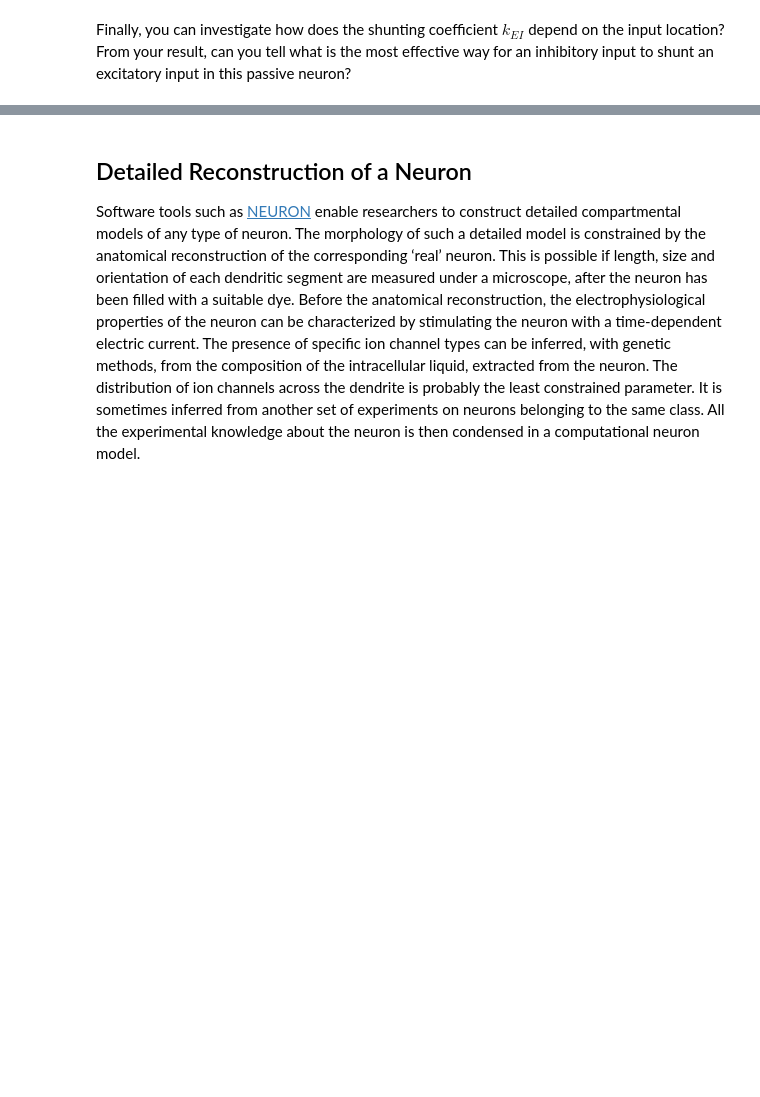
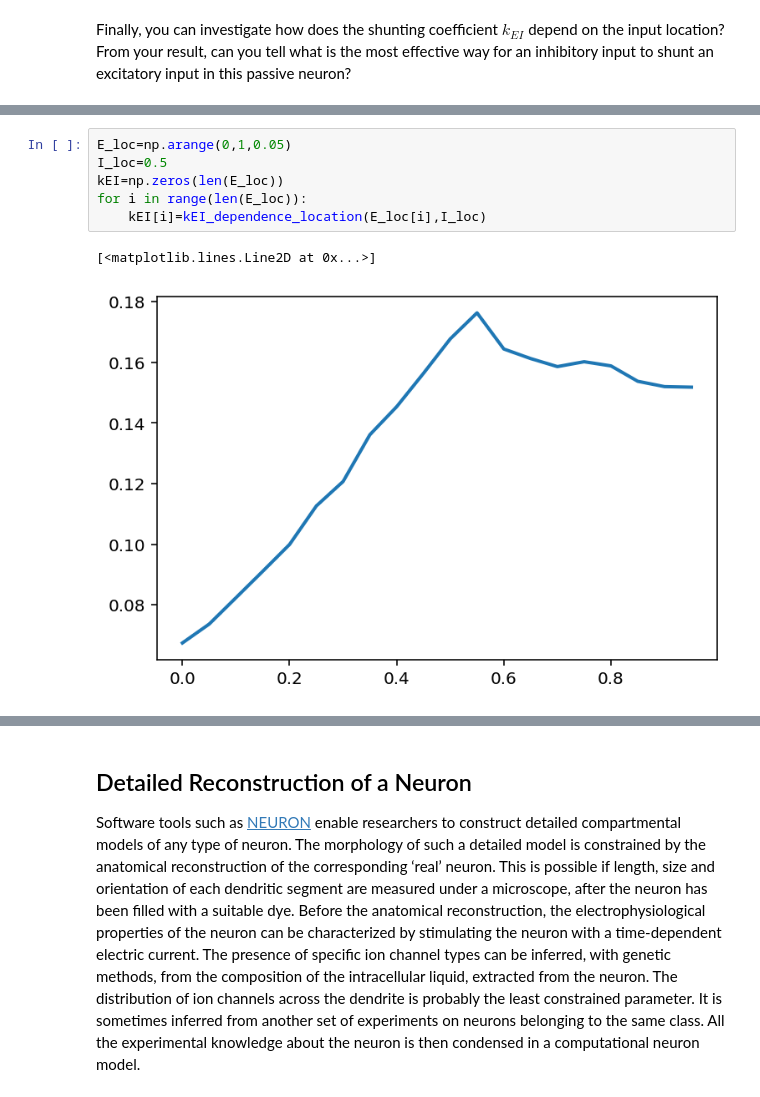
Before and after one commit to NeoNeuron/SJTU-11th-CNS-Winter-School, a Jupyter notebook: tutorial2/ans/Tutorial2_Neuronal_Dynamics_Part2-ans.ipynb, the cells around one changed output, grey strips where cells are left out. Saved outputs shown, nothing was run; the diff lists cells and outputs as text; blank space fills up the shorter version.

```diff
--- a/tutorial2/ans/Tutorial2_Neuronal_Dynamics_Part2-ans.ipynb
+++ b/tutorial2/ans/Tutorial2_Neuronal_Dynamics_Part2-ans.ipynb
@@ -616,0 +859,9 @@ Finally, you can investigate how does the shunting coefficient $k_{EI}$ depend o
+# %%
+E_loc=np.arange(0,1,0.05)
+I_loc=0.5
+kEI=np.zeros(len(E_loc))
+for i in range(len(E_loc)):
+    kEI[i]=kEI_dependence_location(E_loc[i],I_loc)
+# %% [output]
+[<matplotlib.lines.Line2D at 0x...>]
+[figure, added]
```
Also changed, not shown: parts of 19 cells of this notebook, 3 other files.
